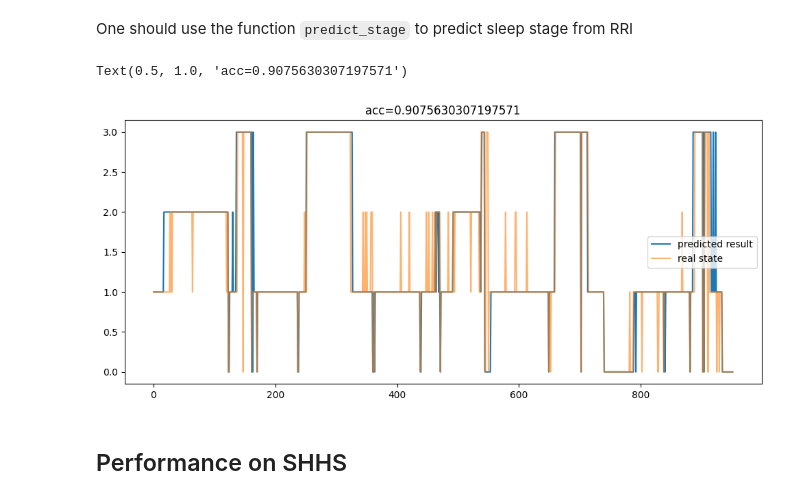
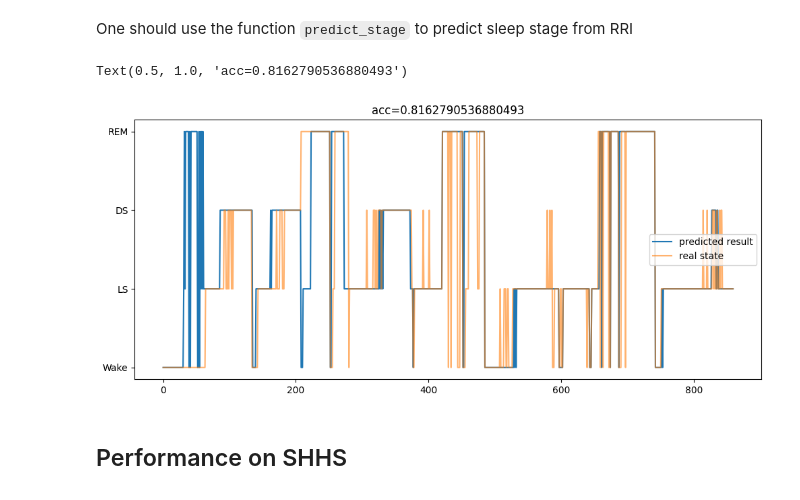
Before and after one commit to AlexMa123/DCNN-SHHS, a Jupyter notebook: Demo.ipynb, the cells around one changed output. Cells and saved outputs as stored; diff of their text form; code cells hidden in the pictures.

```diff
--- a/Demo.ipynb
+++ b/Demo.ipynb
@@ -388,6 +390,3 @@ plt.legend()
 **Please note that the actual accuracy may be lower due to the padding of zeros to extend the signal to 10 hours and the consistent setting of the wake stage.**
 # %% [markdown]
 ## Load pre-trained model
-# %%
-i = torch.argmin(torch.tensor(loss_validation))
-net.load_state_dict(torch.load(f"training_result/checkpoint_{i+1}.pt"))
@@ -395,0 +411,2 @@ net.load_state_dict(torch.load(f"training_result/checkpoint_{i+1}.pt"))
+# %%
+net.load_state_dict(torch.load("DCNN_SHHS.pt", map_location=device))
@@ -421,28 +440,29 @@ for name, param in net.named_parameters():
 # %% [markdown]
 One should use the function `predict_stage` to predict sleep stage from RRI
 # %%
-i = 0
+i = 15
 rri =  shhs_dataset['rri'][test_pid[i]][:]
 rri = torch.tensor(rri).to(device)
 # Predict sleep stage from RRI. (Already exclude the zero paddings)
 predicted_stage = predict_stage(net, rri, None) # ACT is None
 
 slp = shhs_dataset['slp'][test_pid[i]][:]
 slp[slp>=1] = slp[slp>=1] - 1
 slp[slp==4] = 3
 slp[slp==5] = 0
 
 slp = torch.tensor(slp[2:-2])
 
 plt.figure(figsize=(12, 5))
 plt.plot(predicted_stage.cpu(), label="predicted result")
 plt.plot(slp, alpha=0.6, label="real state")
 plt.legend()
 acc = torch.sum(predicted_stage.cpu() == slp) / slp.shape[0]
+plt.yticks(range(4), ['Wake', 'LS', 'DS', 'REM'])
 plt.title(f"acc={acc.cpu()}")
 # %% [output]
-Text(0.5, 1.0, 'acc=0.9075630307197571')
+Text(0.5, 1.0, 'acc=0.8162790536880493')
-[figure, old version]
+[figure, new version]
 # %% [markdown]
 ## Performance on SHHS
 # %% [markdown]
```
Also changed, not shown: parts of 5 cells of this notebook.
